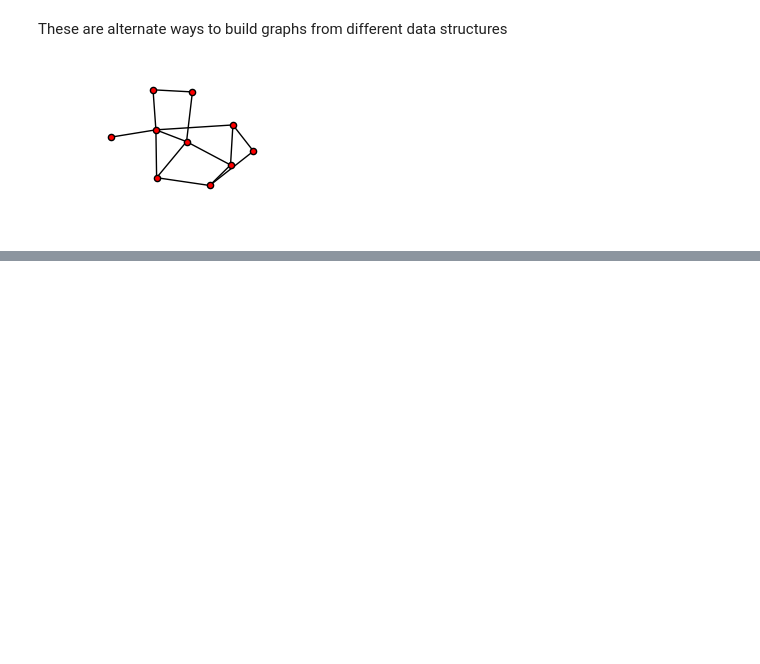
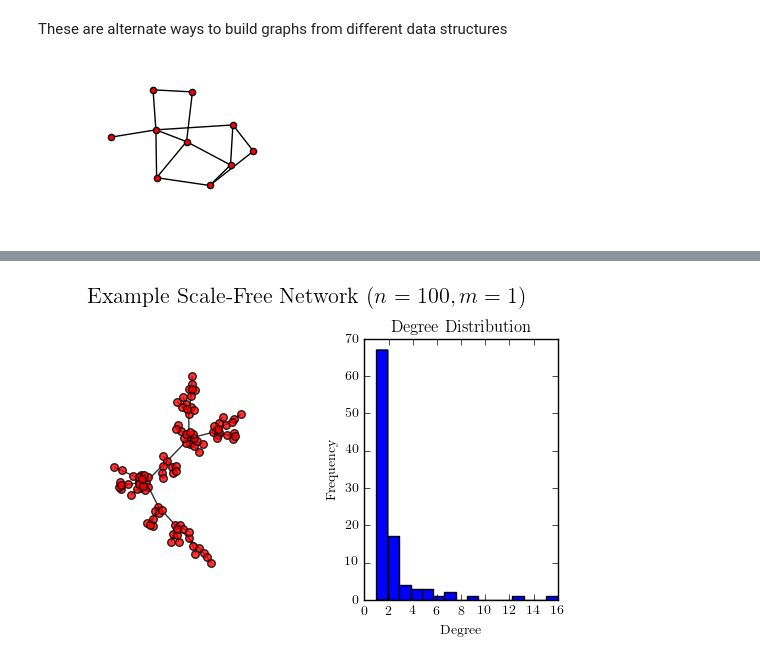
Before and after one commit to bit-lsi/BMDL2016, a Jupyter notebook: exercises/networkx_primer.ipynb, the cells around one changed output, grey strips where cells are left out. Saved outputs shown, nothing was run; the diff lists cells and outputs as text; code cells hidden in the pictures; blank space fills up the shorter version.

```diff
--- a/exercises/networkx_primer.ipynb
+++ b/exercises/networkx_primer.ipynb
@@ -109,0 +200,6 @@ nx.draw(H, node_size=20)
+# %%
+n, m = 100, 1
+ern = nx.barabasi_albert_graph(n, m)
+draw_network_example(ern, 'Example Scale-Free Network $(n={}, m={})$'.format(n, m))
+# %% [output]
+[figure, added]
```
Also changed, not shown: parts of 31 cells of this notebook, 1 other file.
